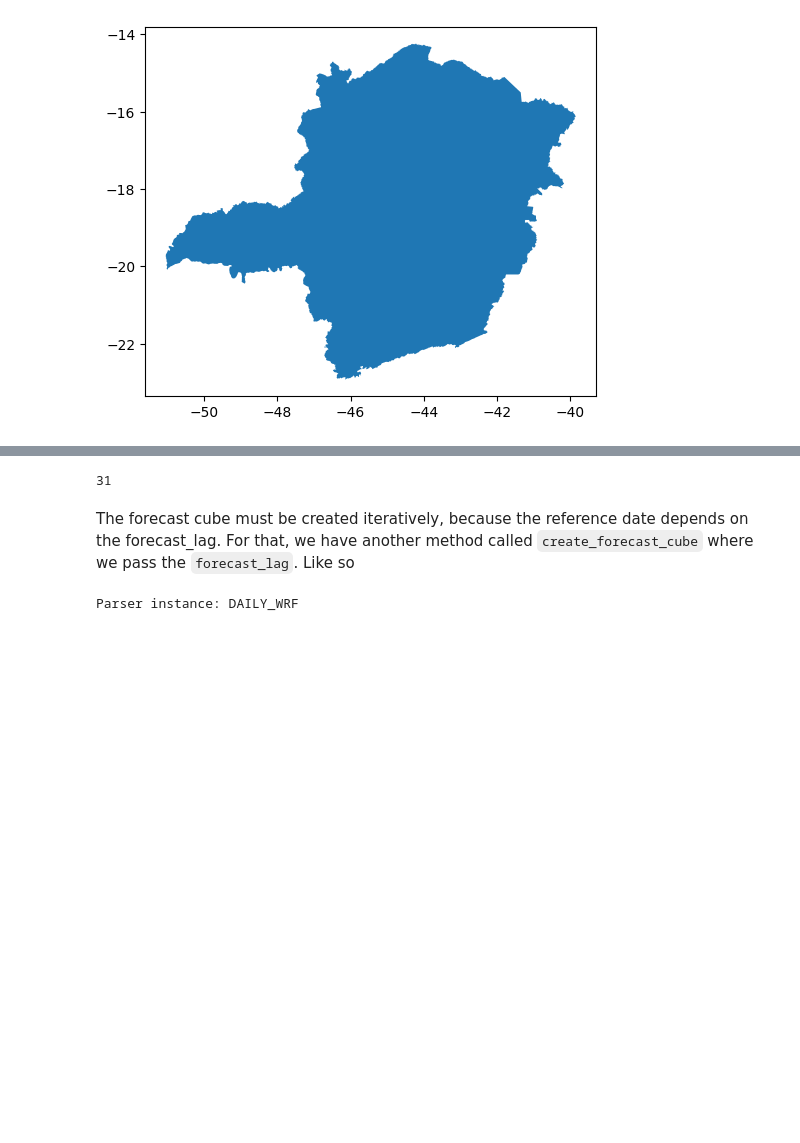
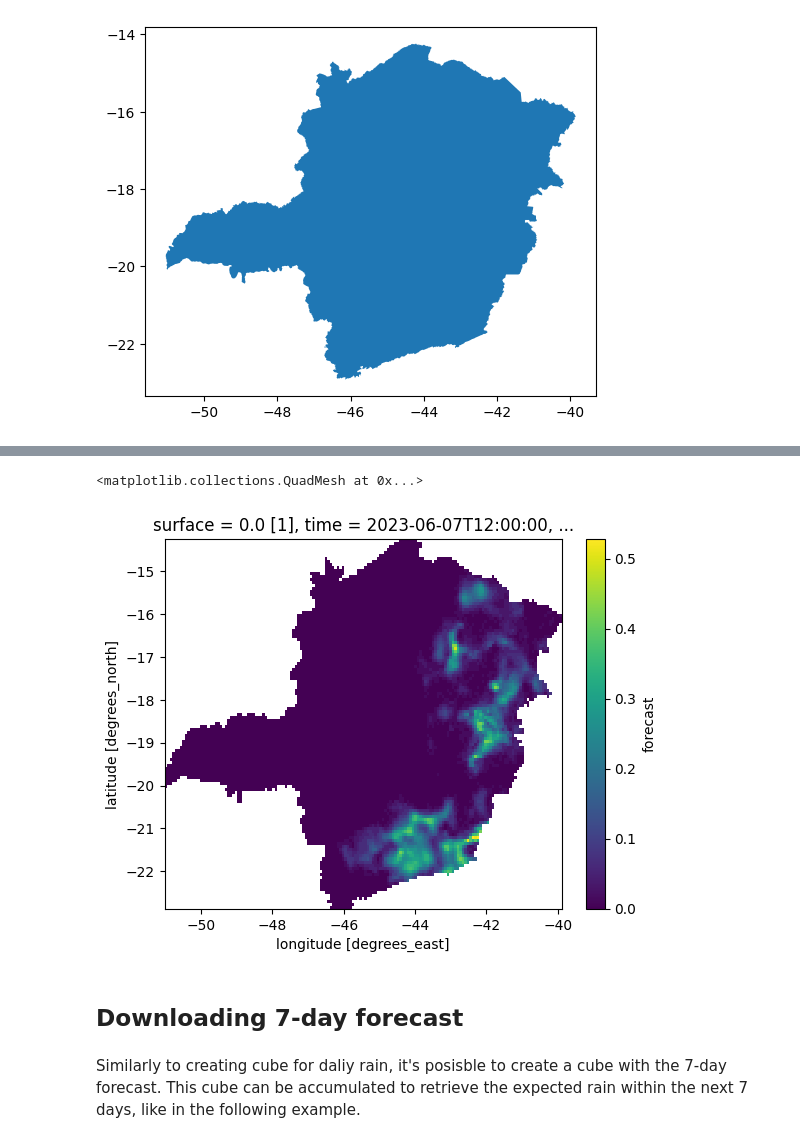
Before and after one commit to cordmaur/merge-downloader, a Jupyter notebook: nbs/03-Forecasts.ipynb, the cells around one changed output, grey strips where cells are left out. Saved outputs shown, nothing was run; the diff lists cells and outputs as text; code cells hidden in the pictures; blank space fills up the shorter version.

```diff
--- a/nbs/03-Forecasts.ipynb
+++ b/nbs/03-Forecasts.ipynb
@@ -32,0 +41,3 @@ mg.plot()
+# %%
+forecast = downloader.open_file('20230607', datatype=INPETypes.DAILY_WRF, ref_date='20230602')
+forecast
@@ -33 +53,13 @@ mg.plot()
+# %%
+GISUtil.cut_cube_by_geoms(
+    forecast,
+    mg.geometry
+).plot()
+# %% [output]
+<matplotlib.collections.QuadMesh at 0x...>
+[figure, added]
+# %% [markdown]
+## Downloading 7-day forecast
+# %% [markdown]
+Similarly to creating cube for daliy rain, it's posisble to create a cube with the 7-day forecast. This cube can be accumulated to retrieve the expected rain within the next 7 days, like in the following example.
 # %%
@@ -39,12 +72,3 @@ cube = downloader.create_cube(
 )
 # %%
-len(cube.time)
+accum_forecast = cube.sum(dim='time')
-# %% [output]
-31
-# %% [markdown]
-The forecast cube must be created iteratively, because the reference date depends on the forecast_lag. For that, we have another method called `create_forecast_cube` where we pass the `forecast_lag`. Like so
-# %%
-parser = downloader.get_parser(INPETypes.DAILY_WRF)
-parser
-# %% [output]
-Parser instance: DAILY_WRF
```
Also changed, not shown: parts of 9 cells of this notebook, 3 other files.
